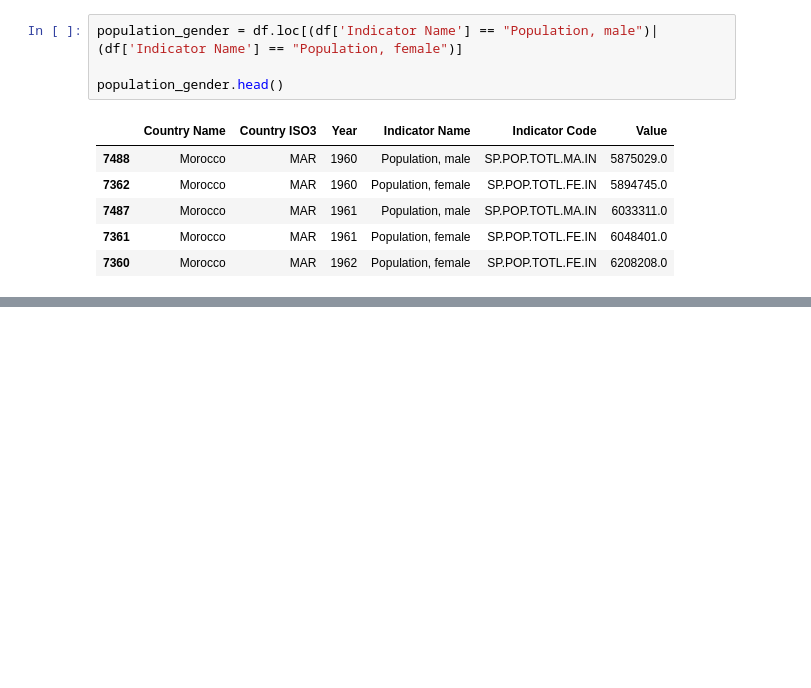
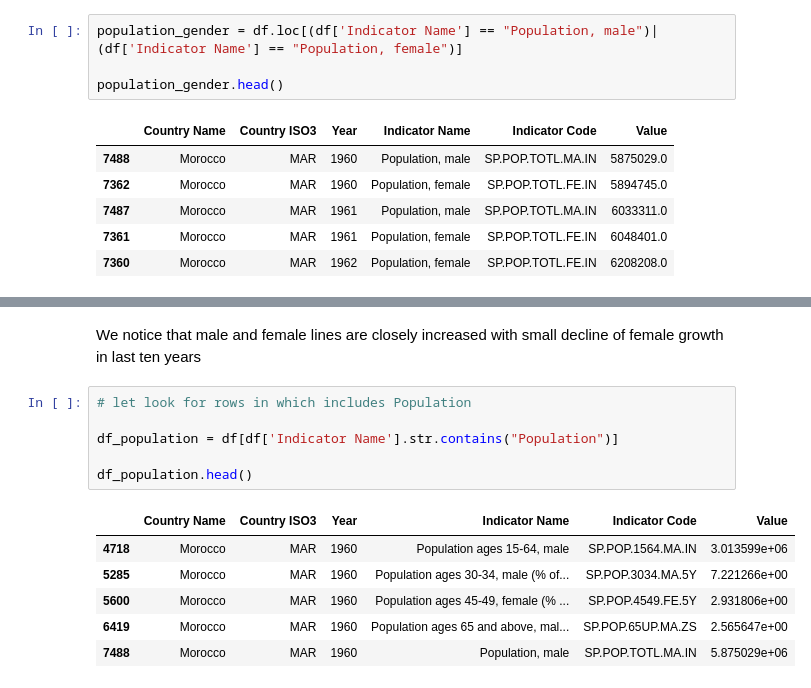
Before and after one commit to BENLHOSNITaoufik/Morocco_Health_Indicator, a Jupyter notebook: heath_mar.ipynb, the cells around one changed output, grey strips where cells are left out. Cells and saved outputs as stored; diff of their text form; blank space fills up the shorter version.

```diff
--- a/heath_mar.ipynb
+++ b/heath_mar.ipynb
@@ -295,0 +263,15 @@ population_gender['Value'].loc[population_gender['Indicator Name'] == 'Populatio
+# %% [markdown]
+We notice  that male and female lines are closely increased with small decline of female growth in last ten years
+# %%
+# let look for rows in which includes Population
+
+df_population = df[df['Indicator Name'].str.contains("Population")]
+
+df_population.head()
+# %% [output]
+|  | Country Name | Country ISO3 | Year | Indicator Name | Indicator Code | Value |
+| 4718 | Morocco | MAR | 1960 | Population ages 15-64, male | SP.POP.1564.MA.IN | 3.013599e+06 |
+| 5285 | Morocco | MAR | 1960 | Population ages 30-34, male (% of... | SP.POP.3034.MA.5Y | 7.221266e+00 |
+| 5600 | Morocco | MAR | 1960 | Population ages 45-49, female (% ... | SP.POP.4549.FE.5Y | 2.931806e+00 |
+| 6419 | Morocco | MAR | 1960 | Population ages 65 and above, mal... | SP.POP.65UP.MA.ZS | 2.565647e+00 |
+| 7488 | Morocco | MAR | 1960 | Population, male | SP.POP.TOTL.MA.IN | 5.875029e+06 |
```
Also changed, not shown: parts of 11 cells of this notebook.
